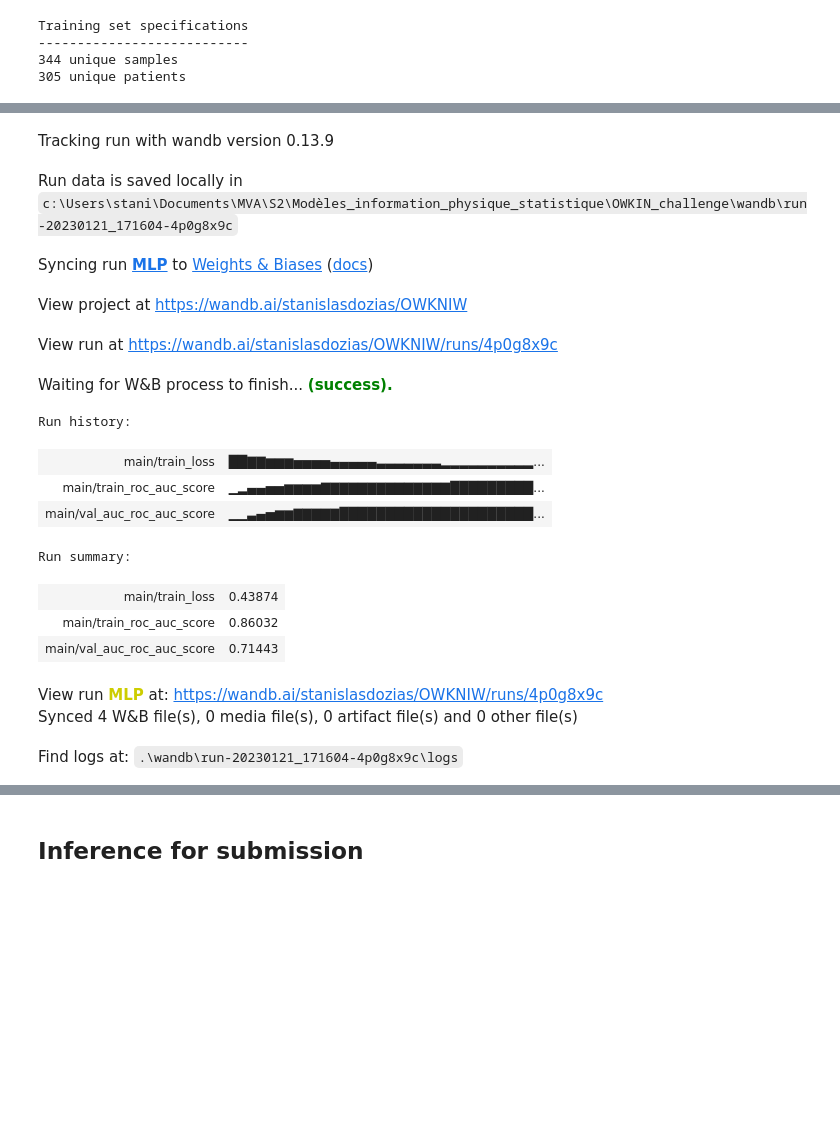
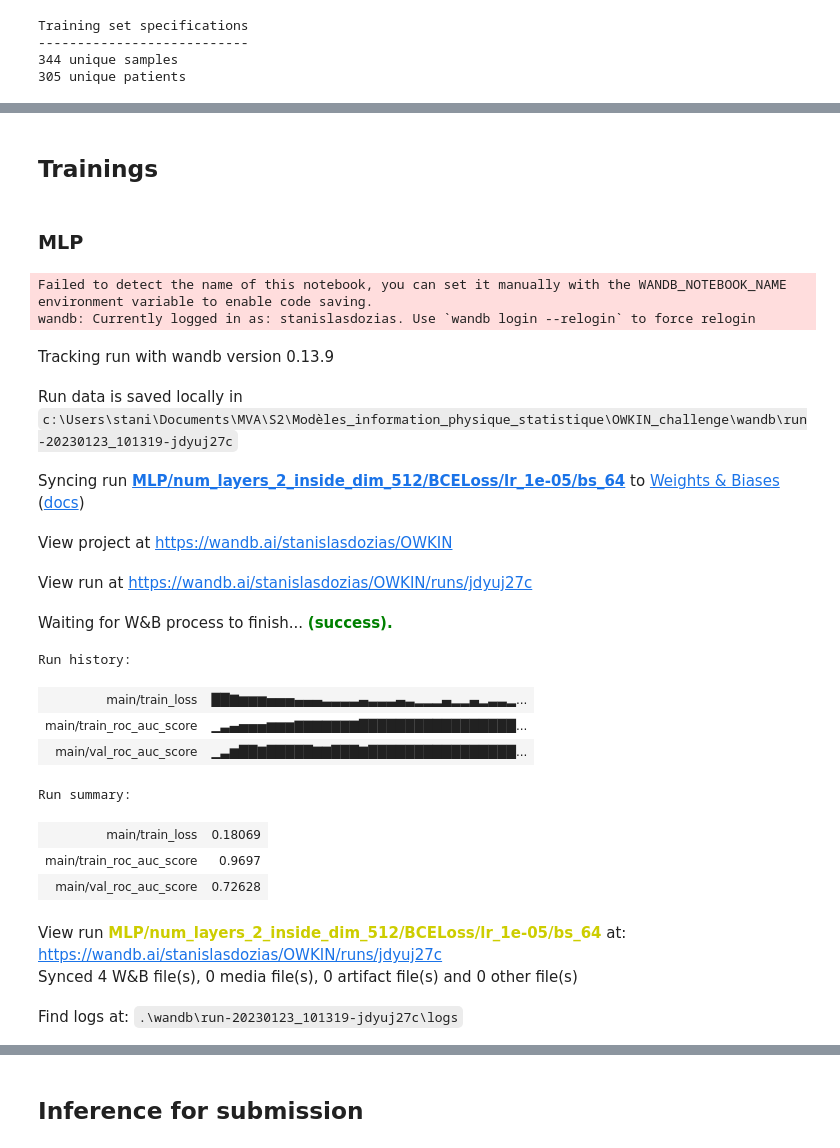
Before and after one commit to StanislasDOZIAS/OWKIN_challenge, a Jupyter notebook: MLP.ipynb, the cells around one changed output, grey strips where cells are left out. Cells and saved outputs as stored; diff of their text form; code cells hidden in the pictures; blank space fills up the shorter version.

```diff
--- a/MLP.ipynb
+++ b/MLP.ipynb
@@ -49,7 +53,9 @@ Training data dimensions: (344, 4)
 We now load the features matrices $\mathbf{K_s} \in \mathbb{R}^{(1000,\,2048)}$ for $s=1,...,344$ and perform slide-level averaging. This operation should take at most 5 minutes on your laptop.
 # %%
 X_train_val = []
-y_train_val= []
+X_train_val_all = []
+y_train_val = []
+
 centers_train_val = []
 patients_train_val = []
 
@@ -63,13 +69,17 @@ for sample, label, center, patient in tqdm(
     coordinates, features = _features[:, :3], _features[:, 3:]  # Ks
     # slide-level averaging
     X_train_val.append(np.mean(features, axis=0))
+    X_train_val_all.append(features)
     y_train_val.append(label)
+
     centers_train_val.append(center)
     patients_train_val.append(patient)
 
 # convert to numpy arrays
 X_train_val = np.array(X_train_val)
+X_train_val_all = np.array(X_train_val_all)
 y_train_val = np.array(y_train_val)
+
 centers_train_val = np.array(centers_train_val)
 patients_train_val = np.array(patients_train_val)
 # %%
@@ -103,8 +113,12 @@ for train_idx_, val_idx_ in kfold.split(patients_unique, y_unique):
     ]
     # set the training and validation folds
     X_train = X_train_val[train_idx]
+    X_val = X_train_val[val_idx]
+
+    X_train_all = X_train_val_all[train_idx]
+    X_val_all = X_train_val_all[val_idx]
+
     y_train = y_train_val[train_idx]
-    X_val = X_train_val[val_idx]
     y_val = y_train_val[val_idx]
     break
 # %% [markdown]
@@ -116,9 +130,12 @@ class MLP(nn.Module):
   '''
   def __init__(self, num_layers=1, inside_dim=0):
     super().__init__()
-
     self.inside_dim = inside_dim
     self.num_layers = num_layers
+    self.name = f"MLP/num_layers_{num_layers}_inside_dim_{inside_dim}"
+    self.model_type = "MLP"
+    self.best_path = None
+
     if num_layers==1:
       self.layers = nn.Sequential(
         nn.Linear(2048, 1),
@@ -126,9 +143,10 @@ class MLP(nn.Module):
         )
 
     else:
-      list_layers = [nn.Linear(2048, inside_dim),nn.ReLU()]
+      list_layers = [nn.Linear(2048, inside_dim),nn.Dropout(p=0.2), nn.ReLU()]
       for _ in range(num_layers-2):
         list_layers.append(nn.Linear(inside_dim, inside_dim))
+        list_layers.append(nn.Dropout(p=0.2))
         list_layers.append(nn.ReLU())
       list_layers.append(nn.Linear(inside_dim, 1))
       list_layers.append(nn.Sigmoid())
@@ -199,26 +285,35 @@ def train(X_train, y_train, X_val, y_val, model, lr=1e-6, batch_size=64, nb_epoc
+# %% [markdown]
+## Trainings
+# %% [markdown]
+### MLP
+# %%
+num_layers = 2
+inside_dim = 512
+model = MLP(num_layers=num_layers, inside_dim=inside_dim)
+model.cuda()
+
+lr=1e-5
+batch_size = 64
+nb_epochs = 2000
 # %%
-lr = 1e-5
-batch_size = 64
-nb_epochs = 5000
-
-
-model = MLP(num_layers=1, inside_dim=0)
-train(X_train, y_train, X_val, y_val, model, lr=lr, batch_size=batch_size, nb_epochs=nb_epochs, use_wandb=True)
+train(X_train, y_train, X_val, y_val, model, lr=lr, batch_size=batch_size, nb_epochs=nb_epochs, use_wandb=False)
 # %% [output]
+Failed to detect the name of this notebook, you can set it manually with the WANDB_NOTEBOOK_NAME environment variable to enable code saving.
+wandb: Currently logged in as: stanislasdozias. Use `wandb login --relogin` to force relogin
 Tracking run with wandb version 0.13.9
-Run data is saved locally in c:\Users\stani\Documents\MVA\S2\Modèles_information_physique_statistique\OWKIN_challenge\wandb\run-20230121_171604-4p0g8x9c
+Run data is saved locally in c:\Users\stani\Documents\MVA\S2\Modèles_information_physique_statistique\OWKIN_challenge\wandb\run-20230123_101319-jdyuj27c
-Syncing run MLP to Weights & Biases (docs)
+Syncing run MLP/num_layers_2_inside_dim_512/BCELoss/lr_1e-05/bs_64 to Weights & Biases (docs)
-View project at https://wandb.ai/stanislasdozias/OWKNIW
+View project at https://wandb.ai/stanislasdozias/OWKIN
-View run at https://wandb.ai/stanislasdozias/OWKNIW/runs/4p0g8x9c
+View run at https://wandb.ai/stanislasdozias/OWKIN/runs/jdyuj27c
 Waiting for W&B process to finish... (success).
-Run history:
+Run history:
-| main/train_loss | ██▇▇▆▆▆▅▅▅▅▄▄▄▄▄▃▃▃▃▃▃▃▂▂▂▂▂▂▂▂▂▂... |
-| main/train_roc_auc_score | ▁▂▄▄▅▅▆▆▆▆▇▇▇▇▇▇▇▇▇▇▇▇▇▇█████████... |
-| main/val_auc_roc_auc_score | ▁▁▃▄▅▆▆▇▇▇▇▇█████████████████████... |
+| main/train_loss | ██▇▆▆▆▅▅▅▄▄▄▃▃▃▃▄▃▃▃▄▃▂▂▂▄▂▂▄▂▃▃▂... |
+| main/train_roc_auc_score | ▁▃▄▅▅▅▆▆▆▇▇▇▇▇▇▇█████████████████... |
+| main/val_roc_auc_score | ▁▃▆██▇█████▇▇███▇████████████████... |
-Run summary:
+Run summary:
-| main/train_loss | 0.43874 |
-| main/train_roc_auc_score | 0.86032 |
-| main/val_auc_roc_auc_score | 0.71443 |
+| main/train_loss | 0.18069 |
+| main/train_roc_auc_score | 0.9697 |
+| main/val_roc_auc_score | 0.72628 |
-View run MLP at: https://wandb.ai/stanislasdozias/OWKNIW/runs/4p0g8x9c
+View run MLP/num_layers_2_inside_dim_512/BCELoss/lr_1e-05/bs_64 at: https://wandb.ai/stanislasdozias/OWKIN/runs/jdyuj27c
 Synced 4 W&B file(s), 0 media file(s), 0 artifact file(s) and 0 other file(s)
-Find logs at: .\wandb\run-20230121_171604-4p0g8x9c\logs
+Find logs at: .\wandb\run-20230123_101319-jdyuj27c\logs
```
Also changed, not shown: parts of 33 cells of this notebook, 5 other files.
